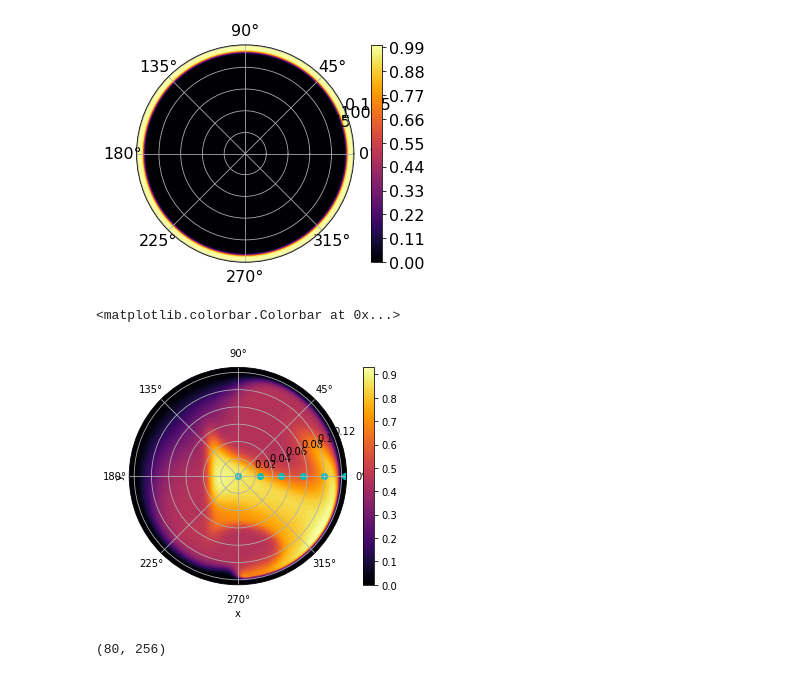
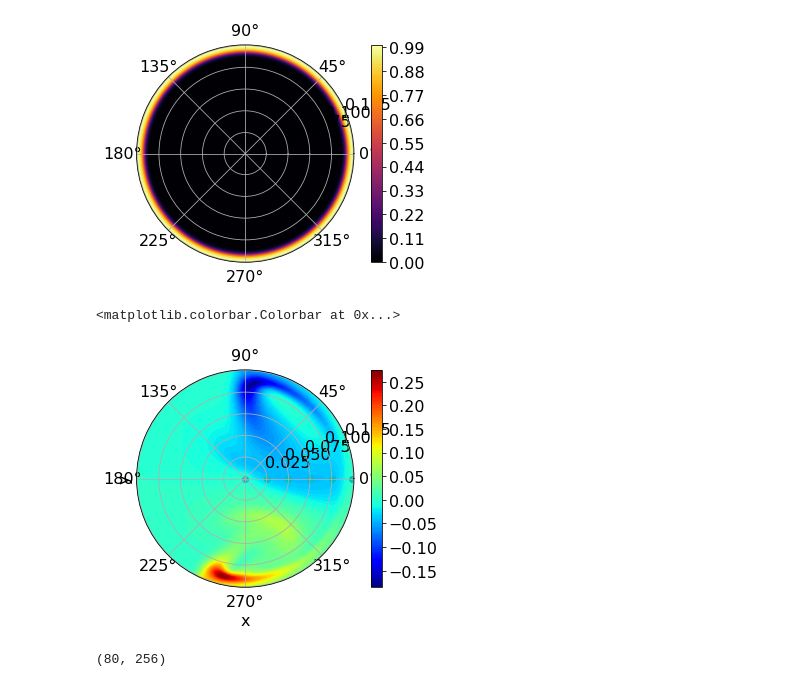
Before and after one commit to runehoejlund/north-simulation, a Jupyter notebook: data_analysis_Asbjorn.ipynb, the cells around one changed output. Cells and saved outputs as stored; diff of their text form; code cells hidden in the pictures.

```diff
--- a/data_analysis_Asbjorn.ipynb
+++ b/data_analysis_Asbjorn.ipynb
@@ -9,7 +9,7 @@ from boutdata.data import BoutData
 from boututils.datafile import DataFile
 from scipy import signal
 
-path        = './shared/NORTH/data_5148680/'
+path        = './shared/NORTH/data_5150437/'
 bdata = BoutData(path)
 outputs = bdata['outputs']
 options = bdata['options']
@@ -129,5 +134,5 @@ for file in [f for f in os.listdir(path) if 'BOUT.fast' in f]:
 # %%
-dmp_nr = 23
+dmp_nr = 24
 nx_inner = nx_inner
 
 thetas = np.linspace(0, 2 * np.pi, nz_inner)
@@ -143,16 +148,16 @@ plt.colorbar(plot0, ax=ax)
 # %%
 probe_pos = [0*a, 0.2*a, 0.4*a, 0.6*a, 0.8*a, 0.99*a]
 
 fig, ax = plt.subplots(subplot_kw={'projection': 'polar'})
 
-plot0 = ax.contourf(thetas, rhos, data['T'][dmp_nr, :, 0, :], 100, cmap = 'inferno')
+plot0 = ax.contourf(thetas, rhos, data['vort'][dmp_nr, :, 0, :], 100, cmap = 'jet')
 ax.scatter(np.zeros(len(probe_pos)), probe_pos,color = 'c')
 ax.set_xlabel('x')
 ax.set_ylabel('y')
 plt.colorbar(plot0, ax=ax)
 # %% [output]
 <matplotlib.colorbar.Colorbar at 0x...>
-[figure, old version]
+[figure, new version]
 # %%
 data['vort'][dmp_nr, :, 0, :].shape
 # %% [output]
```
Also changed, not shown: parts of 13 cells of this notebook, 1 other file.
